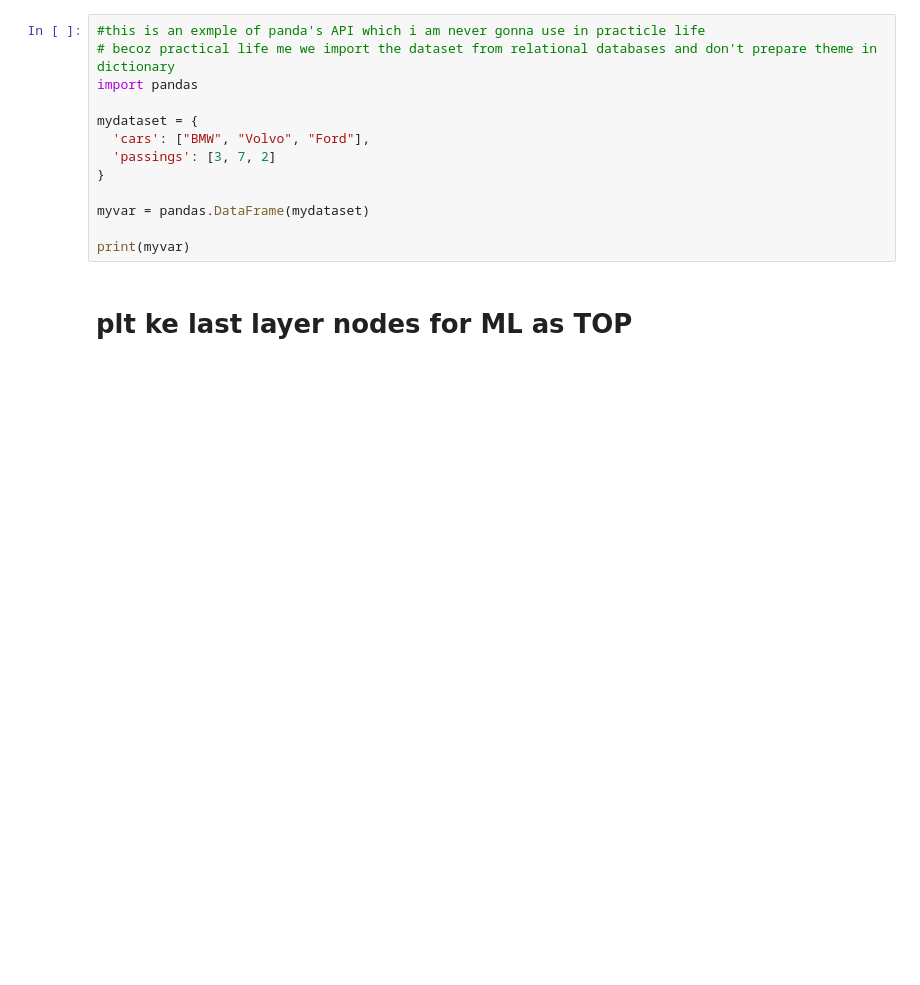
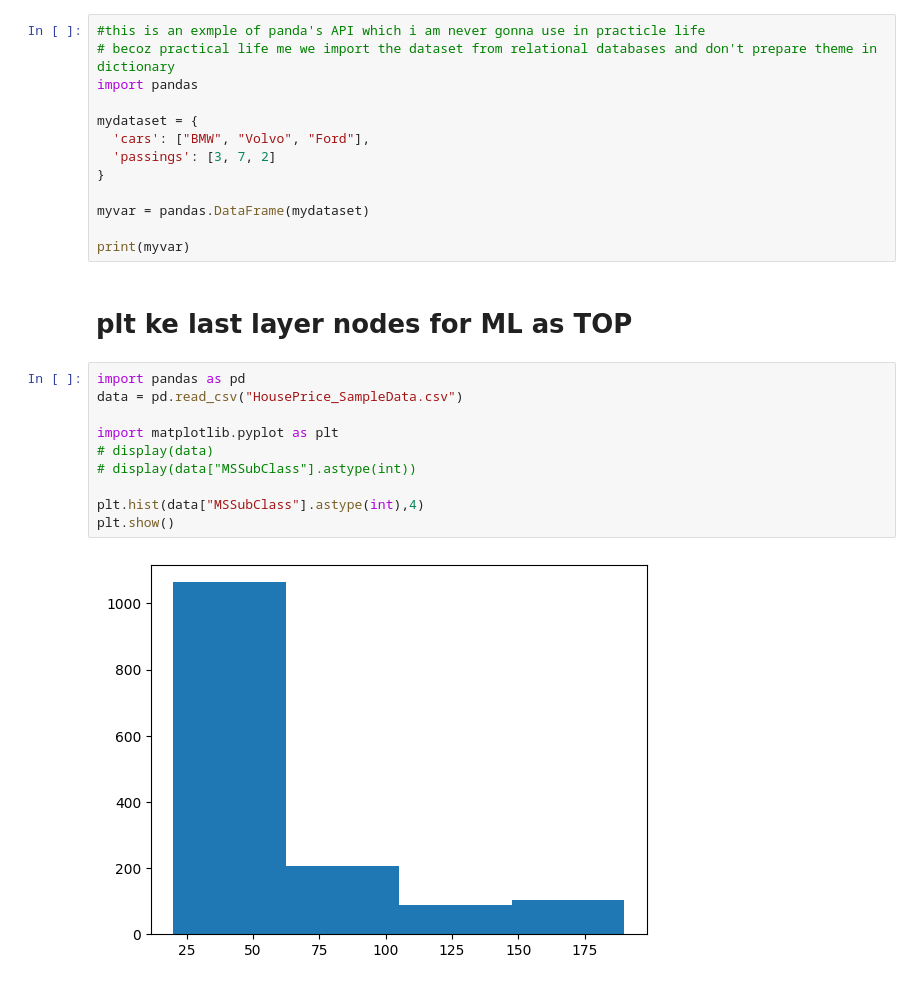
Before and after one commit to Sarvesh-Kesharwani/HouseDataPrediction_kaggle, a Jupyter notebook: Concrete_Learnings/Matplotlib.ipynb, the cells around one changed output. Drawn from its saved outputs; the diff is of its cells as text; blank space fills up the shorter version.

```diff
--- a/Concrete_Learnings/Matplotlib.ipynb
+++ b/Concrete_Learnings/Matplotlib.ipynb
@@ -73,3 +66,15 @@ myvar = pandas.DataFrame(mydataset)
 print(myvar)
 # %% [markdown]
 # plt ke last layer nodes for ML as TOP
+# %%
+import pandas as pd
+data = pd.read_csv("HousePrice_SampleData.csv")
+
+import matplotlib.pyplot as plt
+# display(data)
+# display(data["MSSubClass"].astype(int))
+
+plt.hist(data["MSSubClass"].astype(int),4)
+plt.show()
+# %% [output]
+[figure, added]
```
Also changed, not shown: parts of 5 cells of this notebook, 23 other files.
